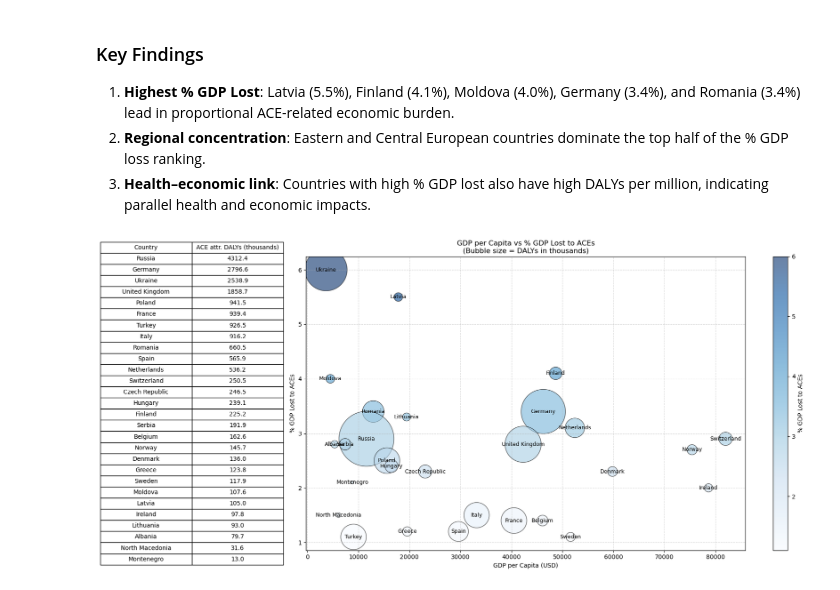
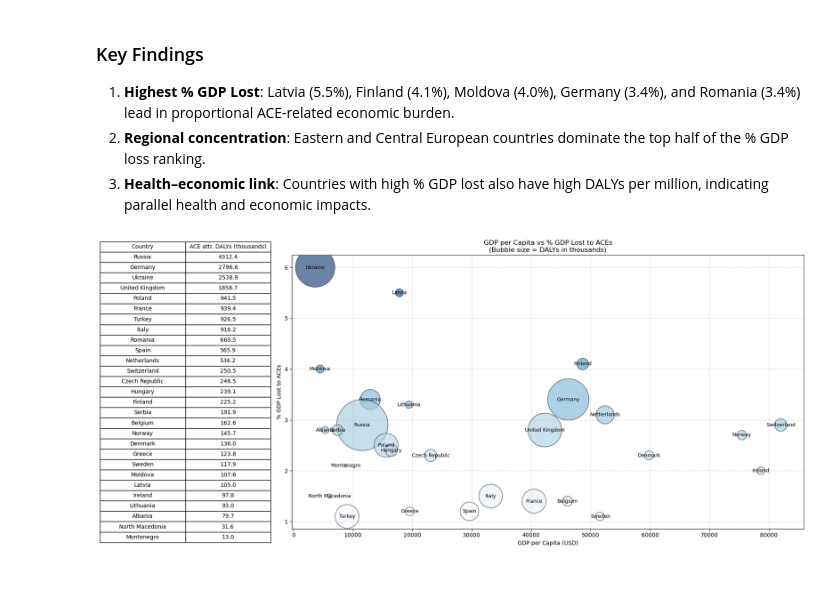
Before and after one commit to Nash-254/ACE-Insight, a Jupyter notebook: notebooks/ACE_Impact_notebook.ipynb, the cells around one changed output. Drawn from its saved outputs; the diff is of its cells as text; code cells hidden in the pictures.

```diff
--- a/notebooks/ACE_Impact_notebook.ipynb
+++ b/notebooks/ACE_Impact_notebook.ipynb
@@ -329,32 +329,31 @@ tbl.auto_set_font_size(False)
 tbl.set_fontsize(10)
 tbl.scale(1.0, 1.4)
 
 # Bubble chart (right)
 scatter = ax_map.scatter(
     df['gdp_per_capita_usd'],
     df['percent_gdp'],
     s=df['bubble_size'],
     alpha=0.6,
     c=df['percent_gdp'],
     cmap='Blues',
     edgecolors='black'
 )
 for i, row in df.iterrows():
     ax_map.text(
         row['gdp_per_capita_usd'],
         row['percent_gdp'],
         row['country'],
         fontsize=9,
         ha='center',
         va='center'
     )
 ax_map.set_xlabel('GDP per Capita (USD)')
 ax_map.set_ylabel('% GDP Lost to ACEs')
 ax_map.set_title('GDP per Capita vs % GDP Lost to ACEs\n(Bubble size = DALYs in thousands)')
 ax_map.grid(True, linestyle='--', alpha=0.5)
-fig.colorbar(scatter, ax=ax_map, label='% GDP Lost to ACEs')
 
 plt.tight_layout()
 plt.show()
 # %% [output]
-[figure, old version]
+[figure, new version]
```
Also changed, not shown: 1 other file.
